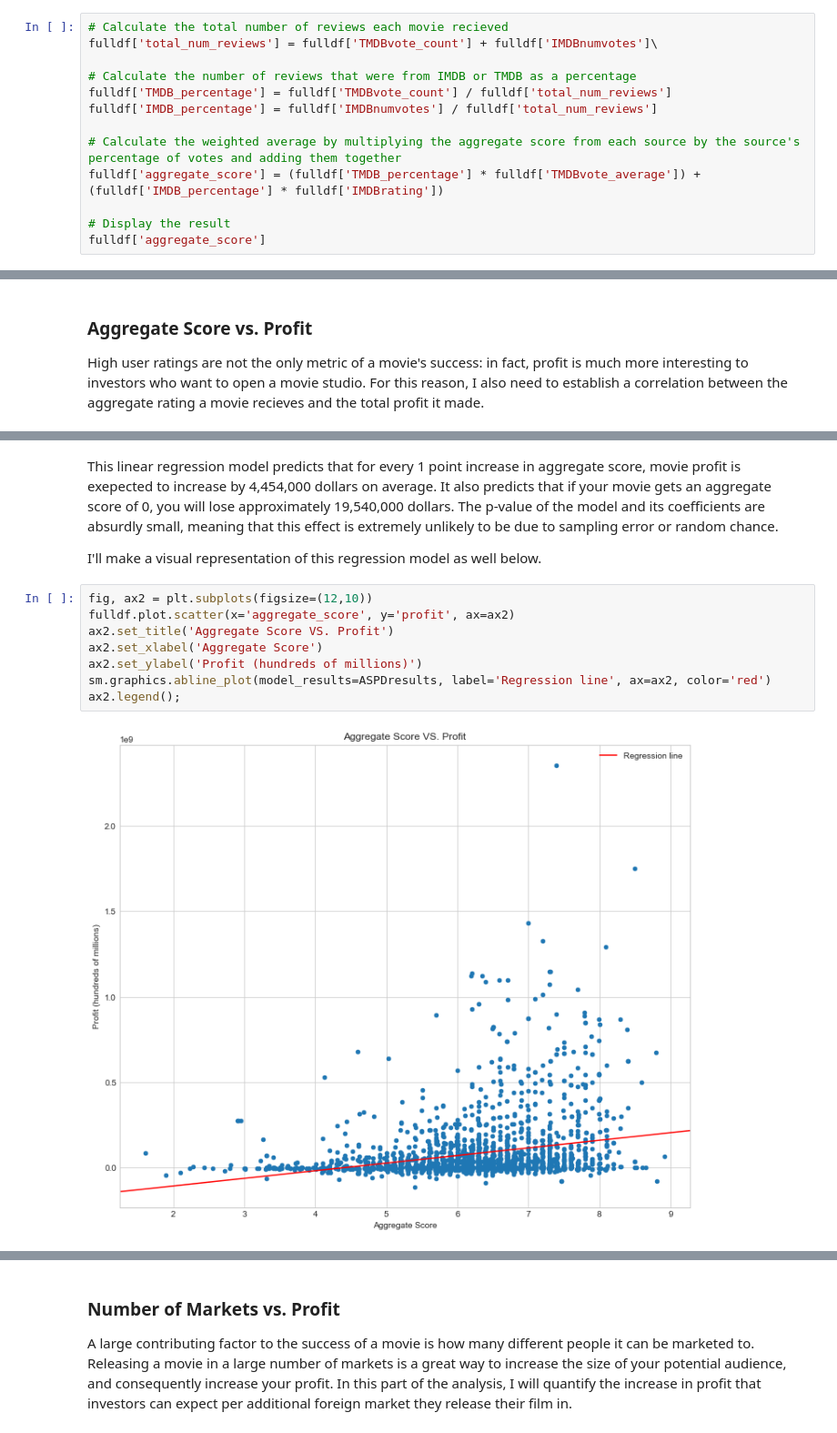
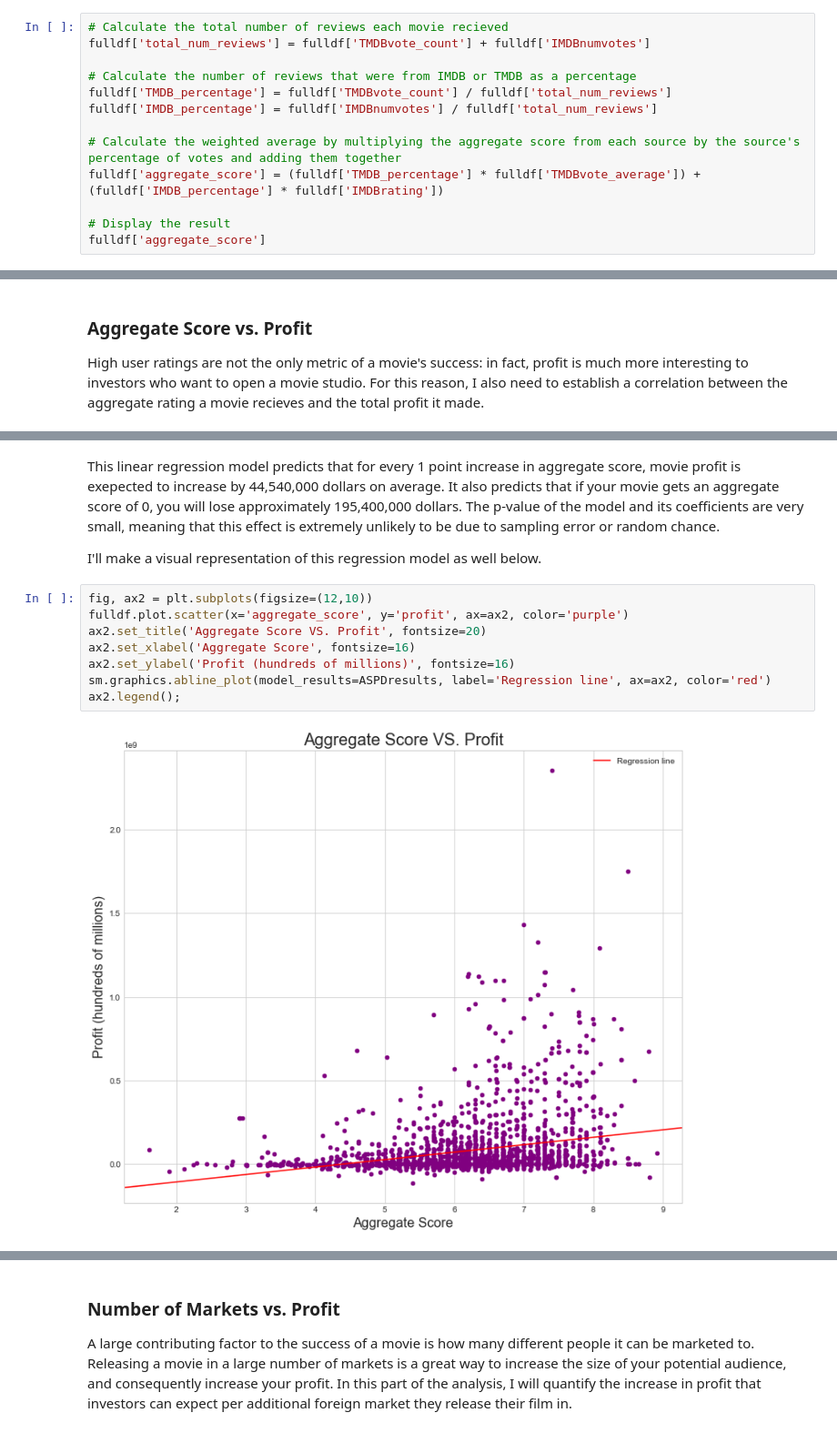
Before and after one commit to Davidkeebler/Real-Box-Office-Analysis, a Jupyter notebook: index.ipynb, the cells around one changed output, grey strips where cells are left out. Shown at 91% size. Cells and saved outputs as stored; diff of their text form.

```diff
--- a/index.ipynb
+++ b/index.ipynb
@@ -219,7 +221,7 @@ The code I used to make that change was taken from [this incredibly helpful Stac
 I also want to simplify the ratings columns by combining the ratings from both sources together using a weighted average, based on the total number of reviews from each source. This shouldn't be too difficult for me to do.
 # %%
 # Calculate the total number of reviews each movie recieved
-fulldf['total_num_reviews'] = fulldf['TMDBvote_count'] + fulldf['IMDBnumvotes']\
+fulldf['total_num_reviews'] = fulldf['TMDBvote_count'] + fulldf['IMDBnumvotes']
 
 # Calculate the number of reviews that were from IMDB or TMDB as a percentage
 fulldf['TMDB_percentage'] = fulldf['TMDBvote_count'] / fulldf['total_num_reviews']
@@ -401,17 +407,17 @@ Covariance Type:            nonrobust
 Notes:
 [1] Standard Errors assume that the covariance matrix of the errors is correctly specified.
 # %% [markdown]
-This linear regression model predicts that for every 1 point increase in aggregate score, movie profit is exepected to increase by 4,454,000 dollars on average. It also predicts that if your movie gets an aggregate score of 0, you will lose approximately 19,540,000 dollars. The p-value of the model and its coefficients are absurdly small, meaning that this effect is extremely unlikely to be due to sampling error or random chance.
+This linear regression model predicts that for every 1 point increase in aggregate score, movie profit is exepected to increase by 44,540,000 dollars on average. It also predicts that if your movie gets an aggregate score of 0, you will lose approximately 195,400,000 dollars. The p-value of the model and its coefficients are very small, meaning that this effect is extremely unlikely to be due to sampling error or random chance.
 
 I'll make a visual representation of this regression model as well below.
 # %%
 fig, ax2 = plt.subplots(figsize=(12,10))
-fulldf.plot.scatter(x='aggregate_score', y='profit', ax=ax2)
-ax2.set_title('Aggregate Score VS. Profit')
-ax2.set_xlabel('Aggregate Score')
-ax2.set_ylabel('Profit (hundreds of millions)')
+fulldf.plot.scatter(x='aggregate_score', y='profit', ax=ax2, color='purple')
+ax2.set_title('Aggregate Score VS. Profit', fontsize=20)
+ax2.set_xlabel('Aggregate Score', fontsize=16)
+ax2.set_ylabel('Profit (hundreds of millions)', fontsize=16)
 sm.graphics.abline_plot(model_results=ASPDresults, label='Regression line', ax=ax2, color='red')
 ax2.legend();
 # %% [output]
-[figure, old version]
+[figure, new version]
 # %% [markdown]
```
Also changed, not shown: parts of 19 cells of this notebook.
